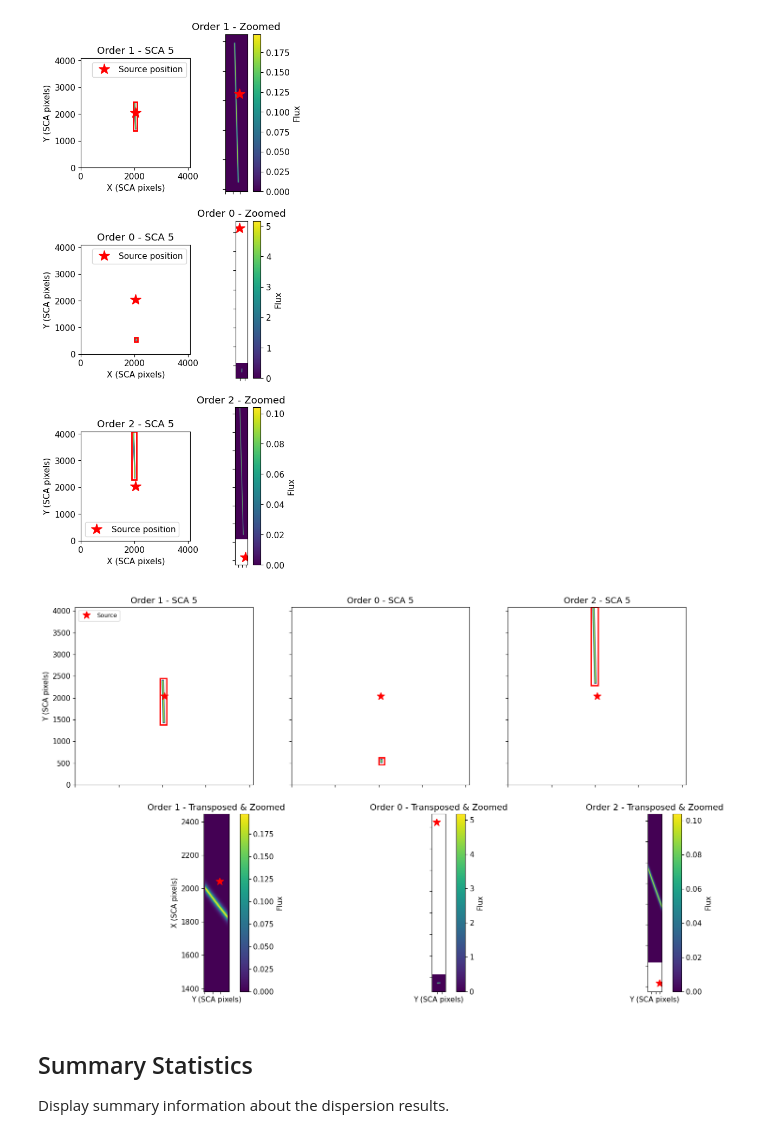
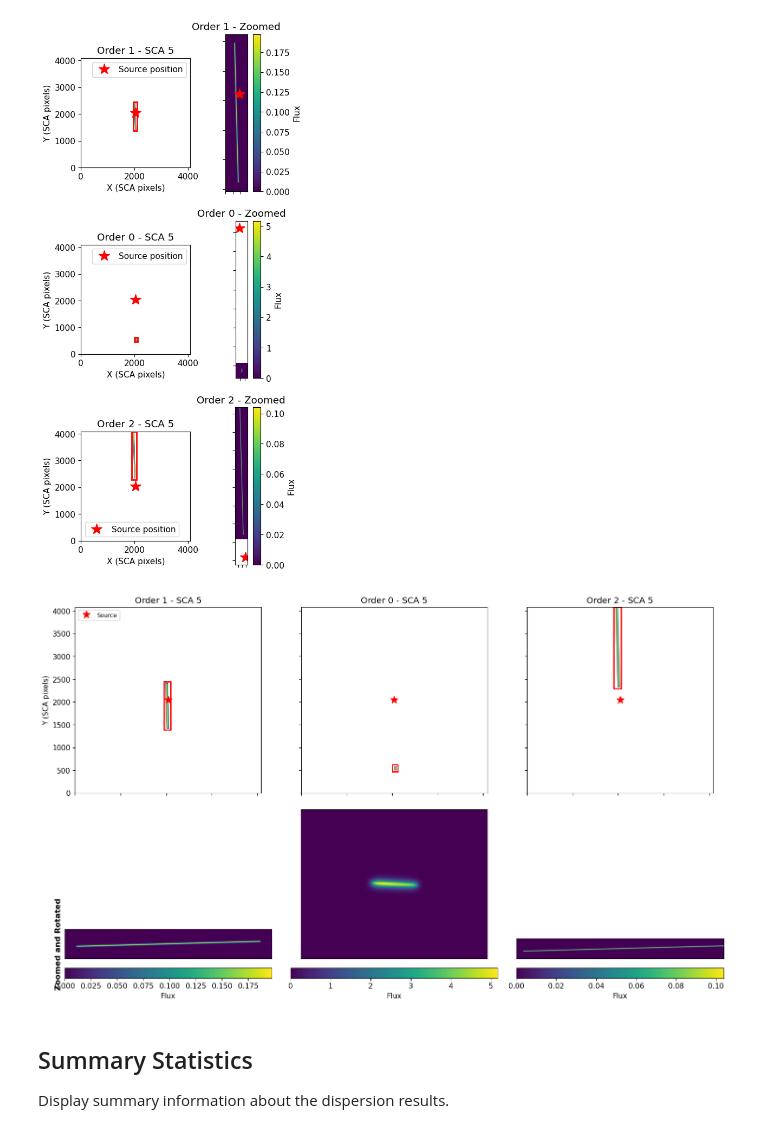
Before and after one commit to roman-grs-pit/roman_disperser, a Jupyter notebook: notebooks/demos/single_galaxy_demo.ipynb, the cells around one changed output. Cells and saved outputs as stored; diff of their text form; code cells hidden in the pictures.

```diff
--- a/notebooks/demos/single_galaxy_demo.ipynb
+++ b/notebooks/demos/single_galaxy_demo.ipynb
@@ -422,41 +422,40 @@ for idx, order in enumerate(ORDERS):
     # Mark source position
     ax.plot(X0, Y0, 'r*', markersize=12, label='Source' if idx == 0 else '')
     if idx == 0:
         ax.legend(loc='upper left', fontsize=9)
 
+# Add row label for bottom row using fig.text
+fig.text(0.02, 0.25, 'Zoomed and Rotated', rotation=90,
+         fontsize=12, fontweight='bold', va='center', ha='center')
+
 # Plot zoomed views (BOTTOM ROW - ROTATED)
 for idx, order in enumerate(ORDERS):
     output = dispersed_images[order]
     y_min, y_max, x_min, x_max = zoom_extents[order]
 
     ax = axes[1, idx]
     zoomed = output[y_min:y_max+1, x_min:x_max+1]
 
     # Rotate image 90 degrees counter-clockwise
     zoomed_rotated = np.rot90(zoomed)
 
     im = ax.imshow(
         zoomed_rotated,
         origin='lower',
         cmap='viridis',
+        aspect='auto',  # Allow image to fill the axes
     )
-
-    # No individual titles for bottom row
-
-    # Only show y-axis label on leftmost plot
-    if idx == 0:
-        ax.set_ylabel('Zoomed and Rotated', fontsize=12, fontweight='bold')
 
     # Remove tick labels for cleaner look
     ax.tick_params(labelbottom=False, labelleft=False, bottom=False, left=False)
 
     # Horizontal colorbar below each zoomed image
     cbar = plt.colorbar(im, ax=ax, orientation='horizontal', pad=0.05, label='Flux')
 
-plt.tight_layout(h_pad=2.0, w_pad=1.5)
+plt.tight_layout(h_pad=2.0, w_pad=1.5, rect=[0.03, 0, 1, 1])  # Leave room for row label
 plt.show()
 # %% [output]
-[figure, old version]
+[figure, new version]
 # %% [markdown]
 ## Summary Statistics
 
```
Also changed, not shown: parts of 1 cell of this notebook.
